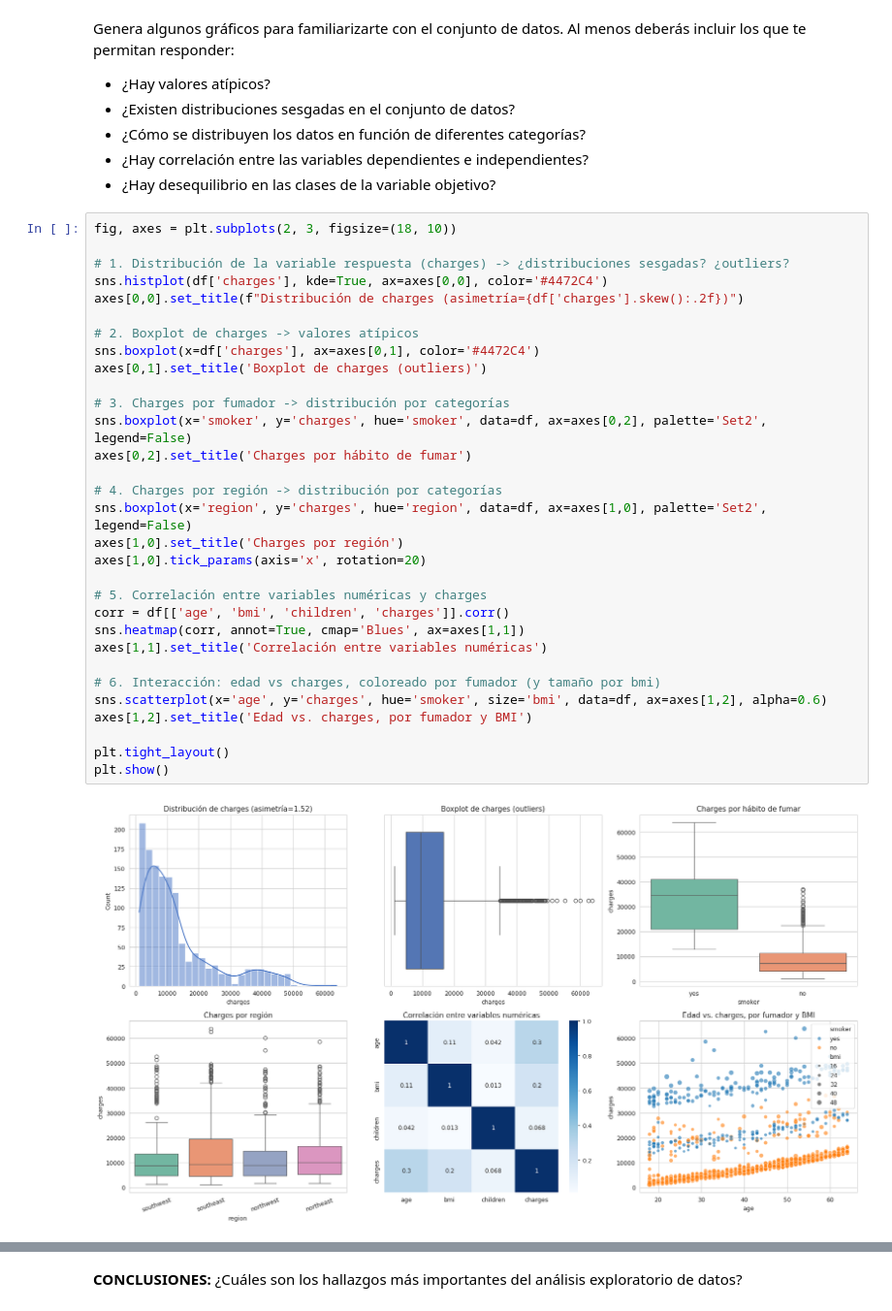
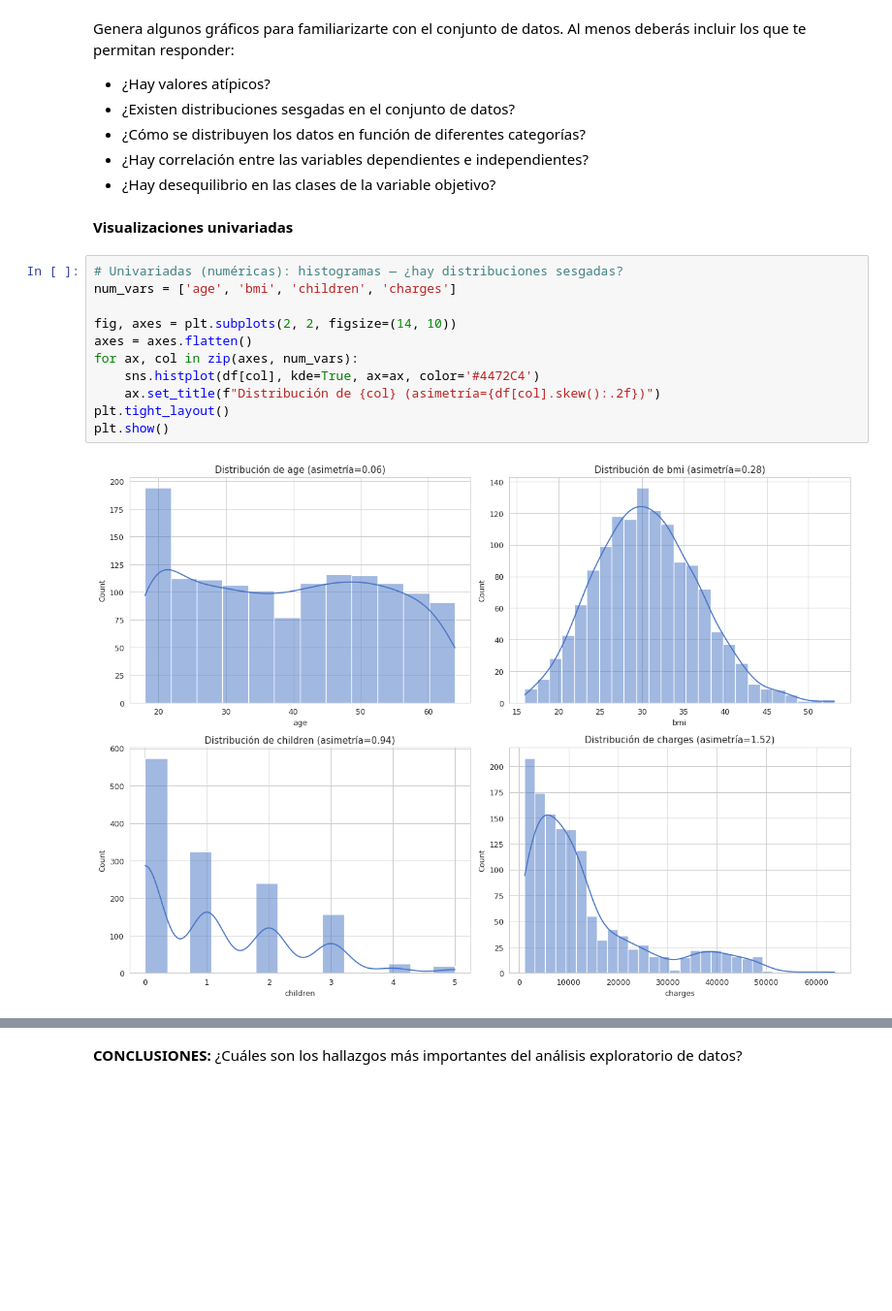
Before and after one commit to Crisprrubio/PIDA-Prediccion-Costos-Medicos-Seguro, a Jupyter notebook: PIDA-Notebook-Completo.ipynb, the cells around one changed output, grey strips where cells are left out. Shown at 97% size. Cells and saved outputs as stored; diff of their text form; blank space fills up the shorter version.

```diff
--- a/PIDA-Notebook-Completo.ipynb
+++ b/PIDA-Notebook-Completo.ipynb
@@ -133,36 +152,18 @@ Genera algunos gráficos para familiarizarte con el conjunto de datos. Al menos
 * ¿Cómo se distribuyen los datos en función de diferentes categorías?
 * ¿Hay correlación entre las variables dependientes e independientes?
 * ¿Hay desequilibrio en las clases de la variable objetivo?
-# %%
-fig, axes = plt.subplots(2, 3, figsize=(18, 10))
-
-# 1. Distribución de la variable respuesta (charges) -> ¿distribuciones sesgadas? ¿outliers?
-sns.histplot(df['charges'], kde=True, ax=axes[0,0], color='#4472C4')
-axes[0,0].set_title(f"Distribución de charges (asimetría={df['charges'].skew():.2f})")
-
-# 2. Boxplot de charges -> valores atípicos
-sns.boxplot(x=df['charges'], ax=axes[0,1], color='#4472C4')
-axes[0,1].set_title('Boxplot de charges (outliers)')
-
-# 3. Charges por fumador -> distribución por categorías
-sns.boxplot(x='smoker', y='charges', hue='smoker', data=df, ax=axes[0,2], palette='Set2', legend=False)
-axes[0,2].set_title('Charges por hábito de fumar')
-
-# 4. Charges por región -> distribución por categorías
-sns.boxplot(x='region', y='charges', hue='region', data=df, ax=axes[1,0], palette='Set2', legend=False)
-axes[1,0].set_title('Charges por región')
-axes[1,0].tick_params(axis='x', rotation=20)
-
-# 5. Correlación entre variables numéricas y charges
-corr = df[['age', 'bmi', 'children', 'charges']].corr()
-sns.heatmap(corr, annot=True, cmap='Blues', ax=axes[1,1])
-axes[1,1].set_title('Correlación entre variables numéricas')
-
-# 6. Interacción: edad vs charges, coloreado por fumador (y tamaño por bmi)
-sns.scatterplot(x='age', y='charges', hue='smoker', size='bmi', data=df, ax=axes[1,2], alpha=0.6)
-axes[1,2].set_title('Edad vs. charges, por fumador y BMI')
-
-plt.tight_layout()
-plt.show()
-# %% [output]
-[figure, removed]
+# %% [markdown]
+**Visualizaciones univariadas**
+# %%
+# Univariadas (numéricas): histogramas — ¿hay distribuciones sesgadas?
+num_vars = ['age', 'bmi', 'children', 'charges']
+
+fig, axes = plt.subplots(2, 2, figsize=(14, 10))
+axes = axes.flatten()
+for ax, col in zip(axes, num_vars):
+    sns.histplot(df[col], kde=True, ax=ax, color='#4472C4')
+    ax.set_title(f"Distribución de {col} (asimetría={df[col].skew():.2f})")
+plt.tight_layout()
+plt.show()
+# %% [output]
+[figure, added]
```
Also changed, not shown: parts of 25 cells of this notebook, 2 other files.
